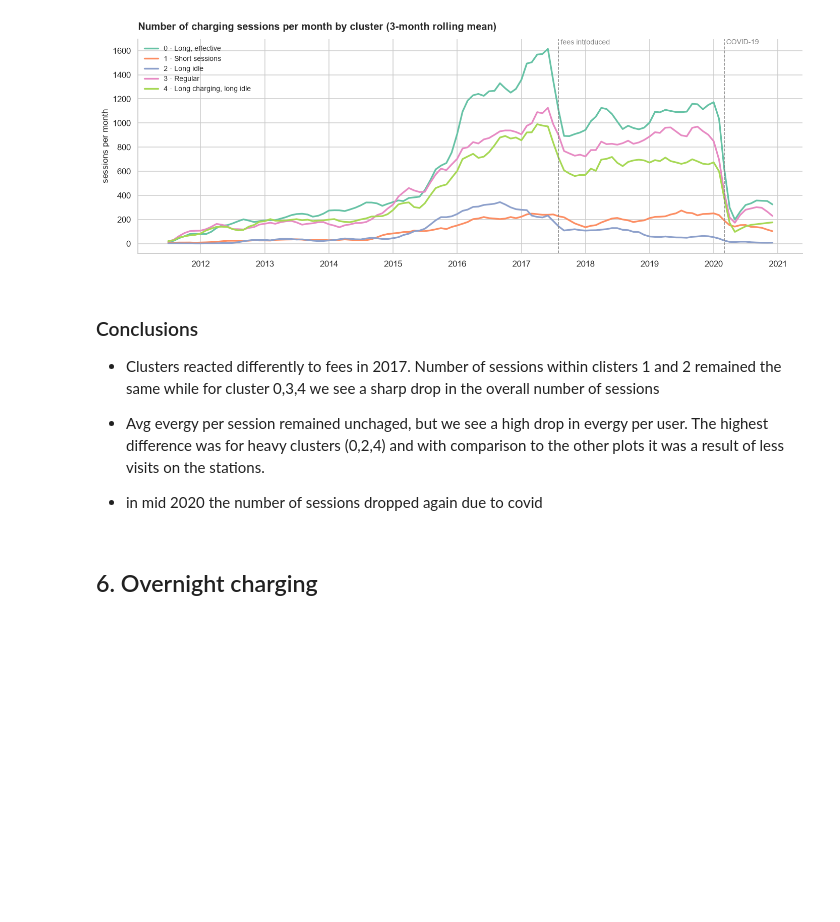
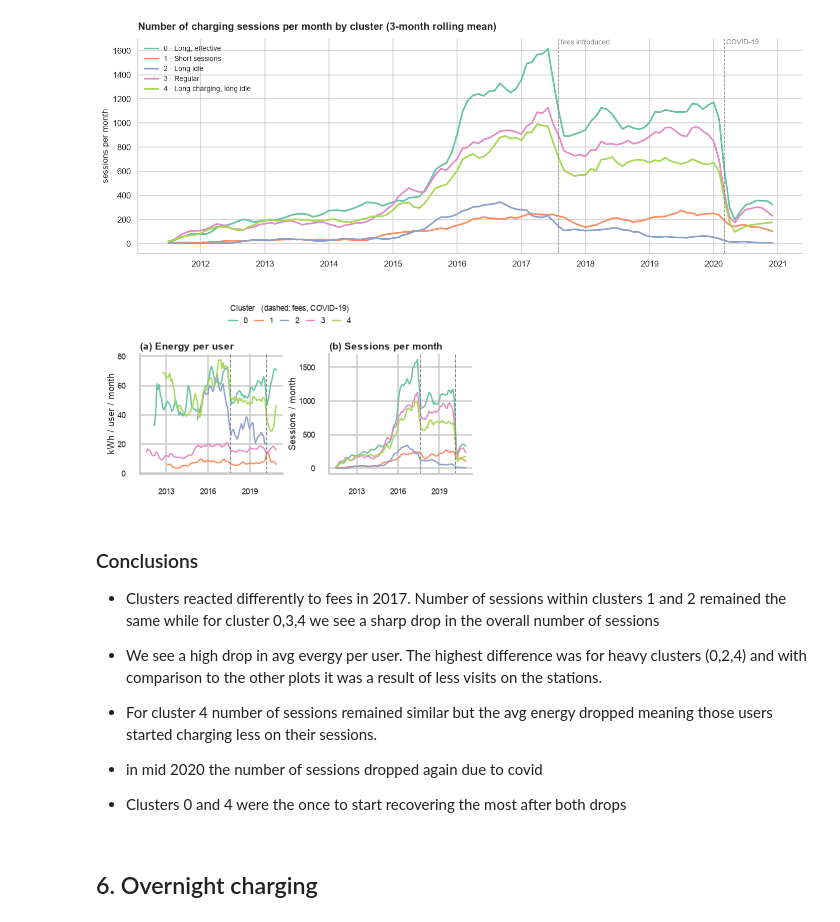
Before and after one commit to katarzynarogalska/Intro-to-Business-Analytics, a Jupyter notebook: user_clustering.ipynb, the cells around one changed output. Cells and saved outputs as stored; diff of their text form; code cells hidden in the pictures; blank space fills up the shorter version.

```diff
--- a/user_clustering.ipynb
+++ b/user_clustering.ipynb
@@ -949,14 +1080,55 @@ plt.tight_layout()
 plt.show()
 # %% [output]
 [figure]
+# %%
+# plot to put on a report
+import matplotlib.dates as mdates
+
+energy_user = wide("avg_energy_user")
+
+tiny_fonts = {"font.size": 6, "axes.titlesize": 6.5, "axes.titleweight": "bold",
+              "axes.labelsize": 6, "xtick.labelsize": 5.5, "ytick.labelsize": 5.5,
+              "legend.fontsize": 5.5, "axes.titlepad": 3}
+
+with plt.rc_context(tiny_fonts):
+    fig, (ax1, ax2) = plt.subplots(1, 2, figsize=(3.5, 1.9))
+
+    panels = [(ax1, energy_user, "(a) Energy per user", "kWh / user / month"),
+              (ax2, sessions_month, "(b) Sessions per month", "Sessions / month")]
+
+    for ax, table, title, ylabel in panels:
+        for c in CLUSTER_ORDER:
+            ax.plot(table.index, table[c], lw=0.9, color=CLUSTER_COLORS[c], label=str(c))
+        for date in (FEE_START, COVID_START):
+            ax.axvline(date, ls="--", c="grey", lw=0.6)
+        ax.set_title(title, loc="left")
+        ax.set_ylabel(ylabel, labelpad=1)
+        ax.set_xlabel("")
+        ax.xaxis.set_major_locator(mdates.YearLocator(3))
+        ax.xaxis.set_major_formatter(mdates.DateFormatter("%Y"))
+
+    handles, labels = ax1.get_legend_handles_labels()
+    fig.legend(handles, labels, title="Cluster   (dashed: fees, COVID-19)", ncol=5,
+               loc="upper center", bbox_to_anchor=(0.5, 1.0), frameon=False,
+               handlelength=1, columnspacing=0.8, title_fontsize=5.5)
+
+    fig.tight_layout(rect=(0, 0, 1, 0.83), w_pad=0.6)
+    fig.savefig("figures/cluster_trends.pdf", bbox_inches="tight")
+    plt.show()
+# %% [output]
+[figure, added]
 # %% [markdown]
 ### Conclusions
 
-* Clusters reacted differently to fees in 2017. Number of sessions within clisters 1 and 2 remained the same while for cluster 0,3,4 we see a sharp drop in the overall number of sessions
+* Clusters reacted differently to fees in 2017. Number of sessions within clusters 1 and 2 remained the same while for cluster 0,3,4 we see a sharp drop in the overall number of sessions
 
-* Avg evergy per session remained unchaged, but we see a high drop in evergy per user. The highest difference was for heavy clusters (0,2,4) and with comparison to the other plots it was a result of less visits on the stations.
+* We see a high drop in avg evergy per user. The highest difference was for heavy clusters (0,2,4) and with comparison to the other plots it was a result of less visits on the stations.
+
+* For cluster 4 number of sessions remained similar but the avg energy dropped meaning those users started charging less on their sessions.
 
 * in mid 2020 the number of sessions dropped again due to covid
+
+* Clusters 0 and 4 were the once to start recovering the most after both drops
 # %% [markdown]
 ## 6. Overnight charging
 # %%
```
Also changed, not shown: parts of 21 cells of this notebook, 1 other file.
